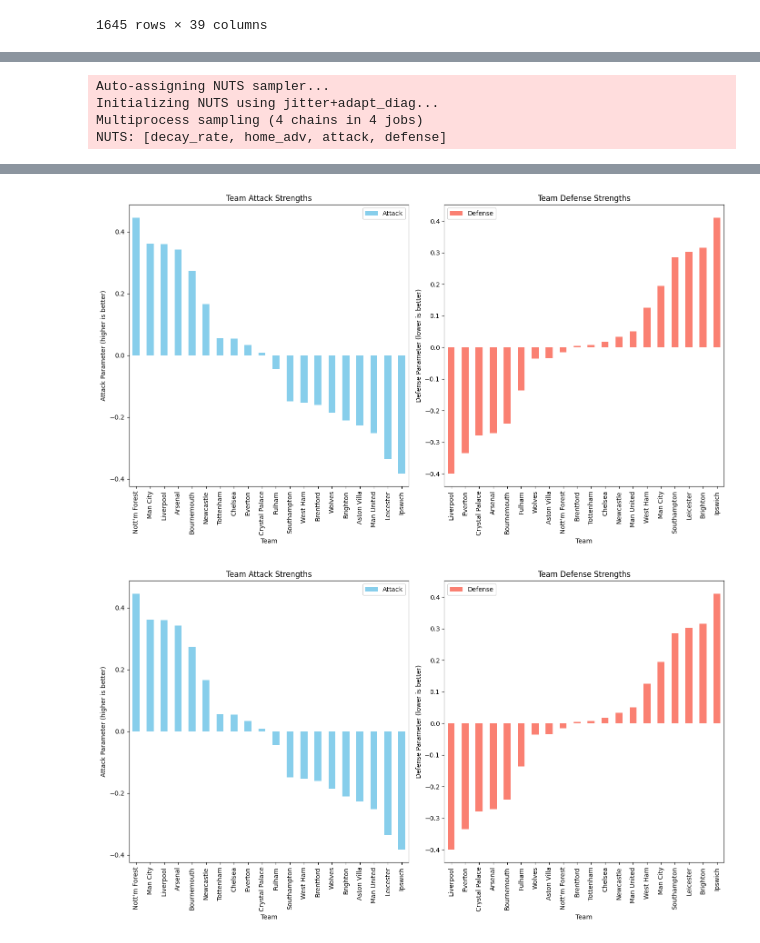
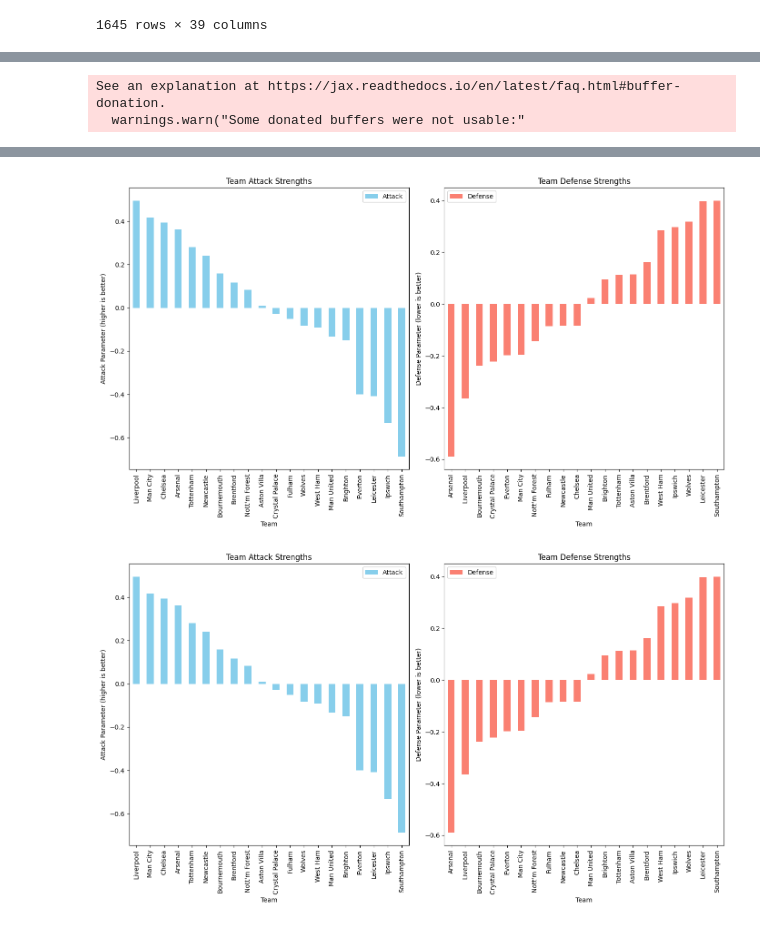
Before and after one commit to louis-porter/team-eval, a Jupyter notebook: bayesian_base_time_decay.ipynb, the cells around one changed output, grey strips where cells are left out. Cells and saved outputs as stored; diff of their text form; code cells hidden in the pictures.

Commit message:
got a suitable time decay

```diff
--- a/bayesian_base_time_decay.ipynb
+++ b/bayesian_base_time_decay.ipynb
@@ -77,31 +82,29 @@ def build_model(matches_df):
     team_indices = {team: idx for idx, team in enumerate(teams)}
 
     # Create indices for home and away teams
-    home_idx = np.array([team_indices[team] for team in matches_df['home_team']])
-    away_idx = np.array([team_indices[team] for team in matches_df['away_team']])
+    home_idx = np.array([team_indices[team] for team in matches_df['home_team']], dtype=np.int64)
+    away_idx = np.array([team_indices[team] for team in matches_df['away_team']], dtype=np.int64)
 
     # Observed goals
-    home_goals = matches_df['home_goals'].values
-    away_goals = matches_df['away_goals'].values
+    home_goals = matches_df['home_goals'].values.astype(np.float64)
+    away_goals = matches_df['away_goals'].values.astype(np.float64)
 
     # Calculate days since most recent match
     dates = pd.to_datetime(matches_df['match_date'])
     max_date = dates.max()
-    days_since = (max_date - dates).dt.days.values
+    days_since = (max_date - dates).dt.days.values.astype(np.float64)
 
     n_obs = len(days_since)
 
     with pm.Model() as model:
-        #decay_rate = 0.001
-        #decay_rate = pm.HalfNormal('decay_rate', sigma=0.001)
-        decay_rate = pm.Gamma('decay_rate', alpha=2, beta=2000)
+        decay_rate = pm.Gamma('decay_rate', alpha=12, beta=4000)
 
 
         time_weights = pm.math.exp(-decay_rate * days_since)
-        #normalized_weights = time_weights / pm.math.sum(time_weights) * n_obs
+        normalized_weights = time_weights / pm.math.sum(time_weights) * n_obs
 
         # The rest of your model...
-        home_adv = pm.Normal('home_adv', mu=0.25, sigma=0.2)
+        home_adv = pm.Normal('home_adv', mu=0.2, sigma=0.2)
         attack = pm.ZeroSumNormal('attack', sigma=0.5, shape=n_teams)
         defense = pm.ZeroSumNormal('defense', sigma=0.5, shape=n_teams)
 
@@ -116,8 +119,8 @@ def build_model(matches_df):
         away_logp = pm.logp(away_rv, away_goals)
 
         # Create potentials with weighted sum
-        pm.Potential('weighted_home_likelihood', (home_logp * time_weights).sum())
-        pm.Potential('weighted_away_likelihood', (away_logp * time_weights).sum())
+        pm.Potential('weighted_home_likelihood', (home_logp * normalized_weights).sum())
+        pm.Potential('weighted_away_likelihood', (away_logp * normalized_weights).sum())
 
         os.environ["PATH"] += os.pathsep + r'C:\Program Files (x86)\Graphviz-12.2.1-win64\bin'
         graph = pm.model_to_graphviz(model)
@@ -127,7 +130,13 @@ def build_model(matches_df):
 
 def sample_model(model, draws=1000, tune=1000, chains=4, cores=None):
     with model:
-        trace = pm.sample(draws=draws, tune=tune, chains=chains, cores=cores, return_inferencedata=True)
+        # Use sample_numpyro_nuts instead
+        trace = pm.sample(
+            nuts_sampler='numpyro',
+            draws=draws,
+            tune=tune,
+            chains=chains,
+        )
     return trace
 # %%
 def plot_team_strengths(trace, teams):
@@ -249,14 +281,10 @@ test_df = test_df[test_df['division'] == 'Premier League']
 train_df = train_df[["match_date", "home_team", "away_team", "home_goals", "away_goals"]]
 
 model = build_model(train_df)
-trace = sample_model(model, draws=1000, tune=1000, chains=4)
+trace = sample_model(model, draws=5000, tune=1000, chains=4)
 
 teams = sorted(set(train_df['home_team']).union(set(train_df['away_team'])))
-
-plot_team_strengths(trace, teams)
 # %% [output]
 [drawing not drawn]
-Auto-assigning NUTS sampler...
-Initializing NUTS using jitter+adapt_diag...
-Multiprocess sampling (4 chains in 4 jobs)
-NUTS: [decay_rate, home_adv, attack, defense]
+See an explanation at https://jax.readthedocs.io/en/latest/faq.html#buffer-donation.
+  warnings.warn("Some donated buffers were not usable:"
@@ -266,2 +291,2 @@ Sampling 4 chains for 1_000 tune and 1_000 draw iterations (4_000 + 4_000 draws
-[figure, old version]
+[figure, new version]
-[figure, old version]
+[figure, new version]
```
Also changed, not shown: parts of 7 cells of this notebook, 1 other file.
